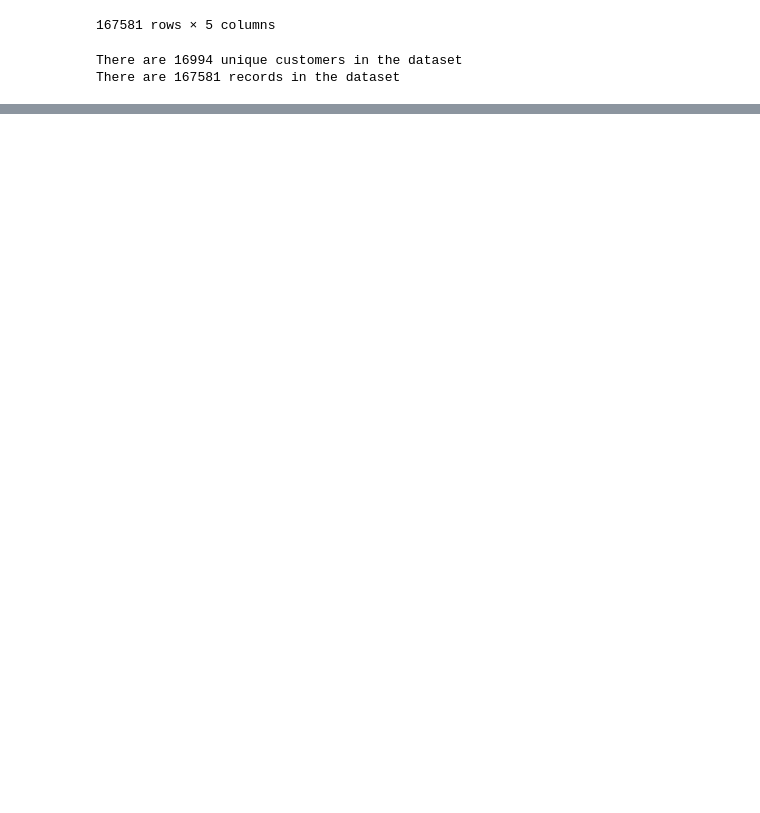
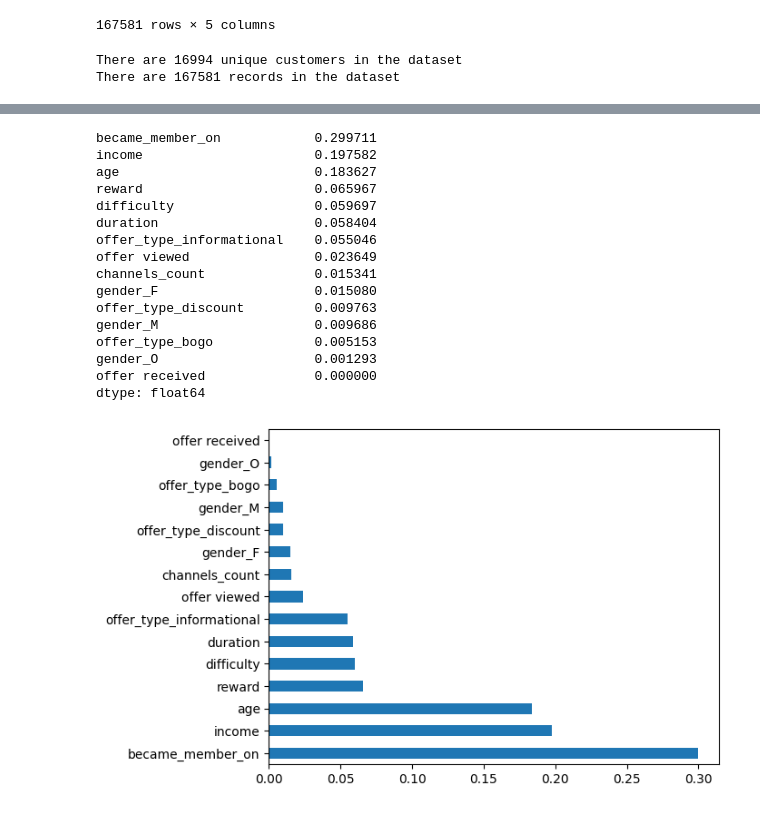
Before and after one commit to surf-guy/DSE200, a Jupyter notebook: HW/MiniProjectStarter_Le.ipynb, the cells around one changed output, grey strips where cells are left out. Cells and saved outputs as stored; diff of their text form; code cells hidden in the pictures; blank space fills up the shorter version.

```diff
--- a/HW/MiniProjectStarter_Le.ipynb
+++ b/HW/MiniProjectStarter_Le.ipynb
@@ -307,0 +302,28 @@ transcript_profile_df.head()"""
+# %%
+#Select features and target
+X = df_model.drop(columns=['offer completed', 'person', 'value'])
+y = df_model['offer completed']
+
+#Convert categorical to numeric
+X = pd.get_dummies(X, columns=['gender', 'offer_type'])
+
+# Convert 'became_member_on' to numerical (days since the earliest date)
+X['became_member_on'] = (X['became_member_on'] - X['became_member_on'].min()).dt.days
+
+# Count the number of channels for each offer
+X['channels_count'] = X['channels'].str.strip('[]').str.replace("'", "").str.split(', ').apply(len)
+X = X.drop(columns=['channels'])
+# %%
+#Train classification model (Ramdom Forest)
+from sklearn.model_selection import train_test_split
+from sklearn.ensemble import RandomForestClassifier
+from sklearn.metrics import classification_report, roc_auc_score
+
+X_train, X_test, y_train, y_test = train_test_split(X, y, test_size=0.3, random_state=42)
+
+model = RandomForestClassifier(n_estimators=200, random_state=42)
+model.fit(X_train, y_train)
+
+y_pred = model.predict(X_test)
+print(classification_report(y_test, y_pred))
+print("AUC:", roc_auc_score(y_test, model.predict_proba(X_test)[:,1]))
@@ -307,0 +341,27 @@ transcript_profile_df.head()"""
+# %%
+import matplotlib.pyplot as plt
+import pandas as pd
+
+feature_importance = pd.Series(model.feature_importances_, index=X.columns).sort_values(ascending=False)
+print(feature_importance.head(20))
+
+feature_importance.head(20).plot(kind='barh')
+plt.show()
+# %% [output]
+became_member_on            0.299711
+income                      0.197582
+age                         0.183627
+reward                      0.065967
+difficulty                  0.059697
+duration                    0.058404
+offer_type_informational    0.055046
+offer viewed                0.023649
+channels_count              0.015341
+gender_F                    0.015080
+offer_type_discount         0.009763
+gender_M                    0.009686
+offer_type_bogo             0.005153
+gender_O                    0.001293
+offer received              0.000000
+dtype: float64
+[figure, added]
```
Also changed, not shown: parts of 12 cells of this notebook.
